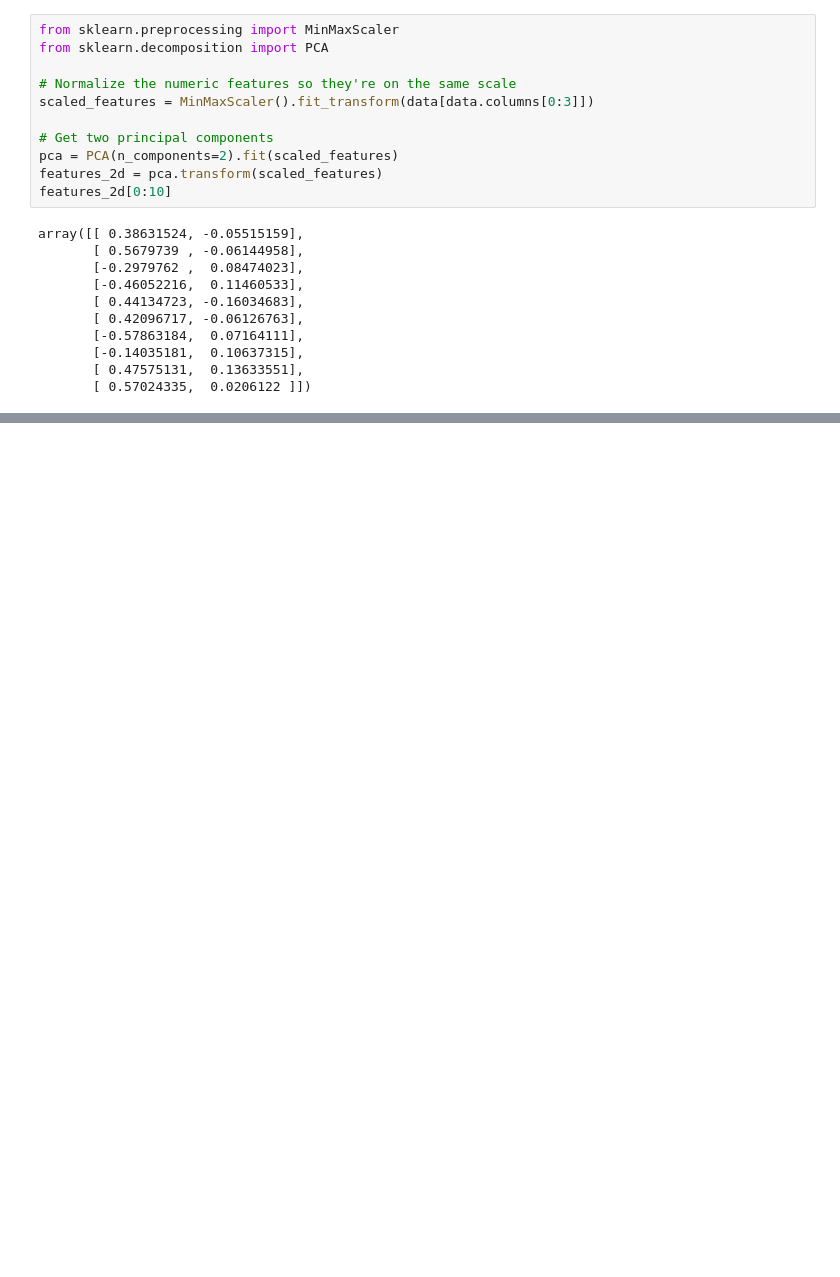
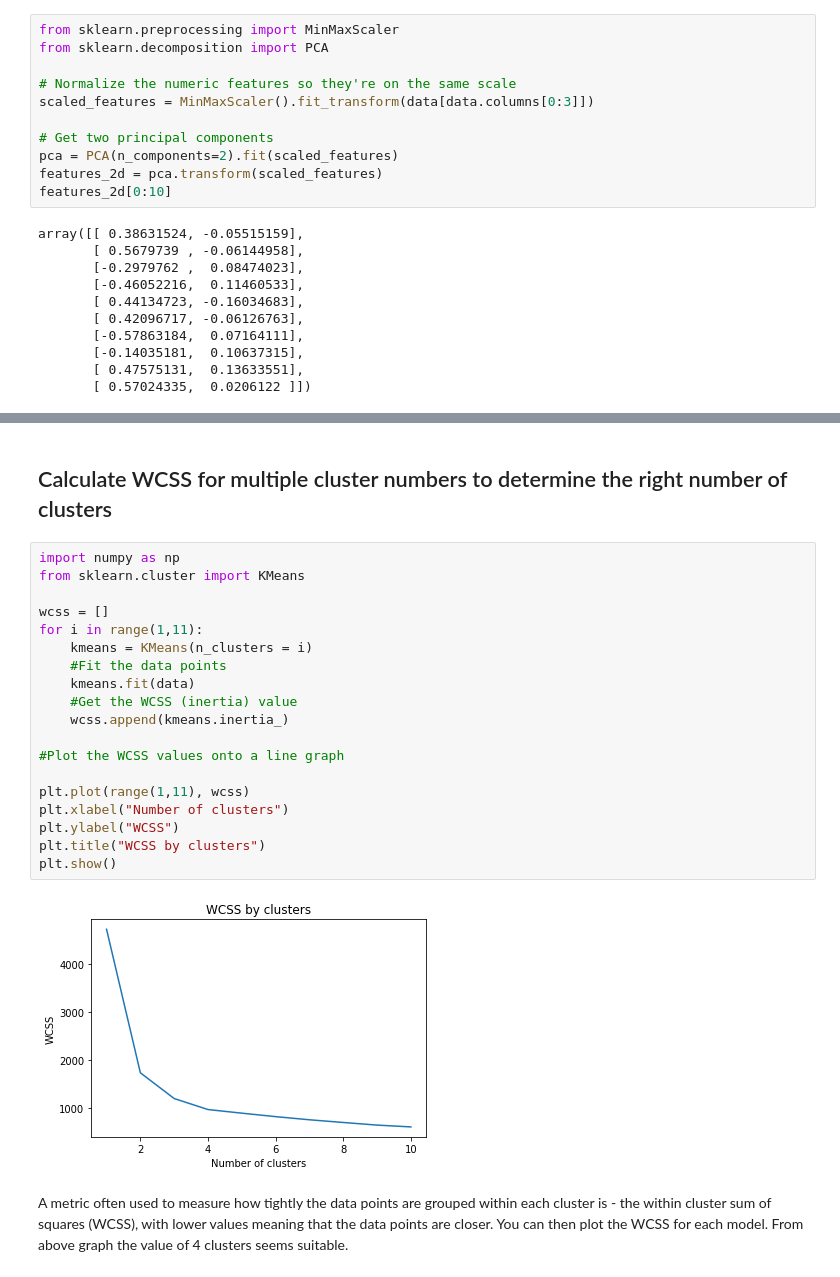
Before and after one commit to shivani-singhal0410/ml-challenges, a Jupyter notebook: challenges/04 - Clustering Challenge.ipynb, the cells around one changed output, grey strips where cells are left out. Drawn from its saved outputs; the diff is of its cells as text; blank space fills up the shorter version.

```diff
--- a/challenges/04 - Clustering Challenge.ipynb
+++ b/challenges/04 - Clustering Challenge.ipynb
@@ -68,0 +83,26 @@ array([[ 0.38631524, -0.05515159],
+# %% [markdown]
+## Calculate WCSS for multiple cluster numbers to determine the right number of clusters
+# %%
+import numpy as np
+from sklearn.cluster import KMeans
+
+wcss = []
+for i in range(1,11):
+    kmeans = KMeans(n_clusters = i)
+    #Fit the data points
+    kmeans.fit(data)
+    #Get the WCSS (inertia) value
+    wcss.append(kmeans.inertia_)
+
+#Plot the WCSS values onto a line graph
+
+plt.plot(range(1,11), wcss)
+plt.xlabel("Number of clusters")
+plt.ylabel("WCSS")
+plt.title("WCSS by clusters")
+plt.show()
+# %% [output]
+[figure, added]
+# %% [markdown]
+A metric often used to measure how tightly the data points are grouped within each cluster is - the within cluster sum of squares (WCSS), with lower values meaning that the data points are closer. You can then plot the WCSS for each model.
+From above graph the value of 4 clusters seems suitable.
```
Also changed, not shown: parts of 3 cells of this notebook.
